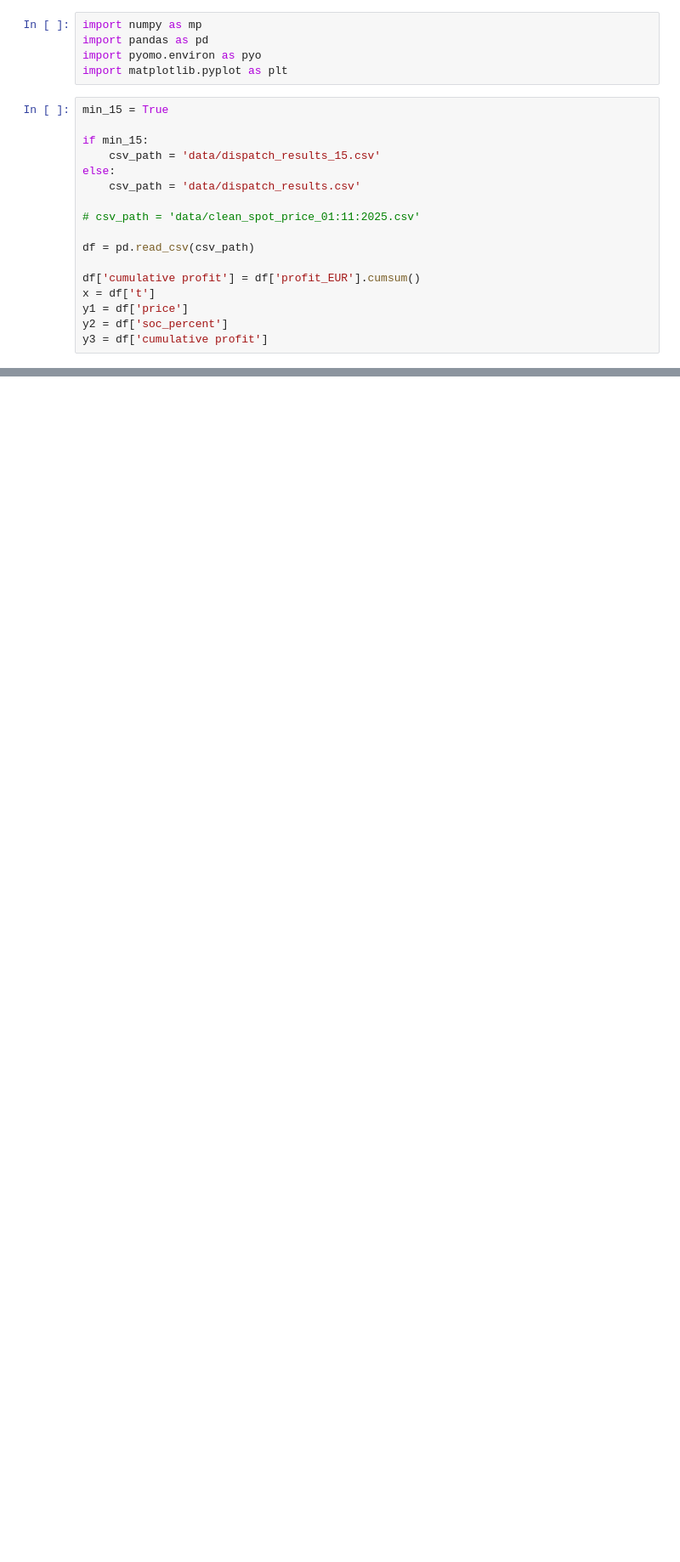
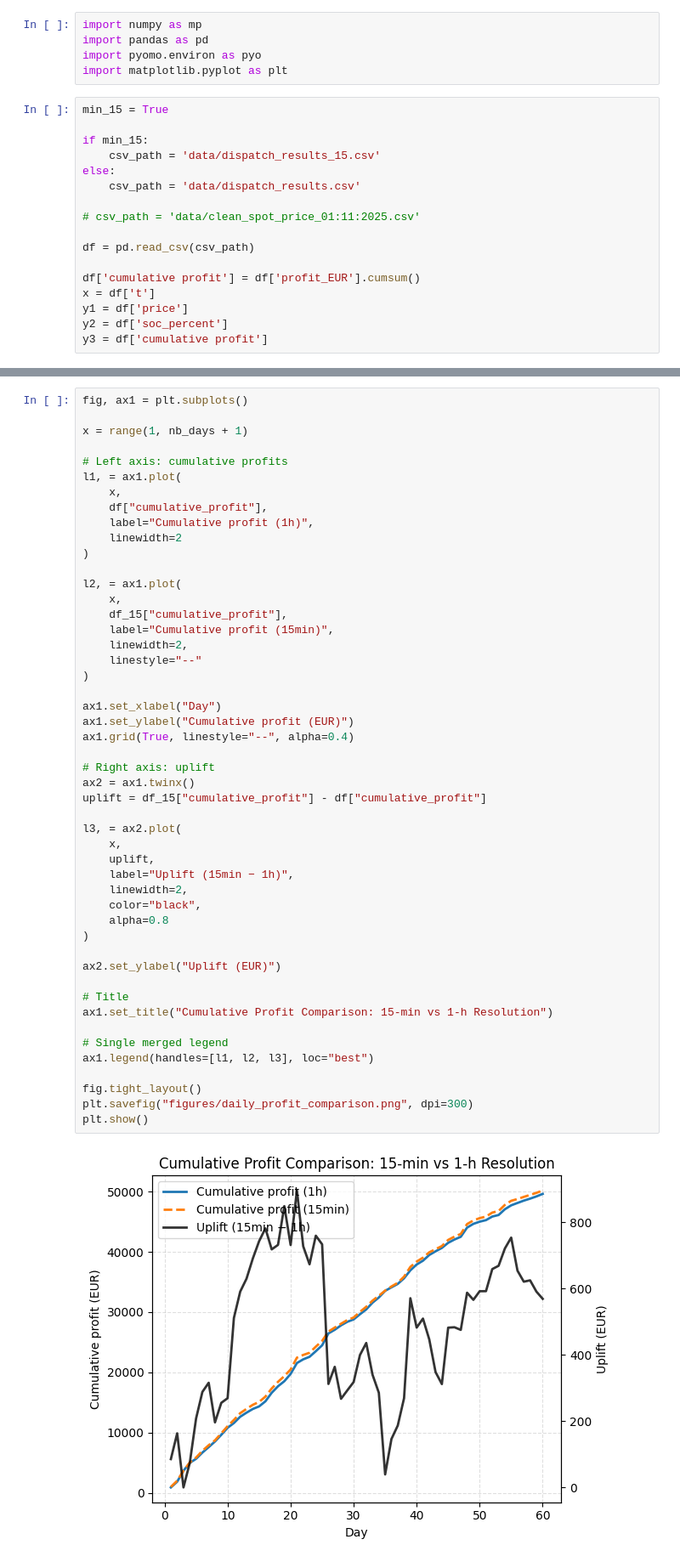
Before and after one commit to PierreG25/Battery-Optimization, a Jupyter notebook: visualization.ipynb, the cells around one changed output, grey strips where cells are left out. Shown at 85% size. Drawn from its saved outputs; the diff is of its cells as text; blank space fills up the shorter version.

```diff
--- a/visualization.ipynb
+++ b/visualization.ipynb
@@ -96,0 +143,51 @@ plt.show()
+# %%
+fig, ax1 = plt.subplots()
+
+x = range(1, nb_days + 1)
+
+# Left axis: cumulative profits
+l1, = ax1.plot(
+    x,
+    df["cumulative_profit"],
+    label="Cumulative profit (1h)",
+    linewidth=2
+)
+
+l2, = ax1.plot(
+    x,
+    df_15["cumulative_profit"],
+    label="Cumulative profit (15min)",
+    linewidth=2,
+    linestyle="--"
+)
+
+ax1.set_xlabel("Day")
+ax1.set_ylabel("Cumulative profit (EUR)")
+ax1.grid(True, linestyle="--", alpha=0.4)
+
+# Right axis: uplift
+ax2 = ax1.twinx()
+uplift = df_15["cumulative_profit"] - df["cumulative_profit"]
+
+l3, = ax2.plot(
+    x,
+    uplift,
+    label="Uplift (15min − 1h)",
+    linewidth=2,
+    color="black",
+    alpha=0.8
+)
+
+ax2.set_ylabel("Uplift (EUR)")
+
+# Title
+ax1.set_title("Cumulative Profit Comparison: 15-min vs 1-h Resolution")
+
+# Single merged legend
+ax1.legend(handles=[l1, l2, l3], loc="best")
+
+fig.tight_layout()
+plt.savefig("figures/daily_profit_comparison.png", dpi=300)
+plt.show()
+# %% [output]
+[figure, added]
```
Also changed, not shown: parts of 5 cells of this notebook, 14 other files.
